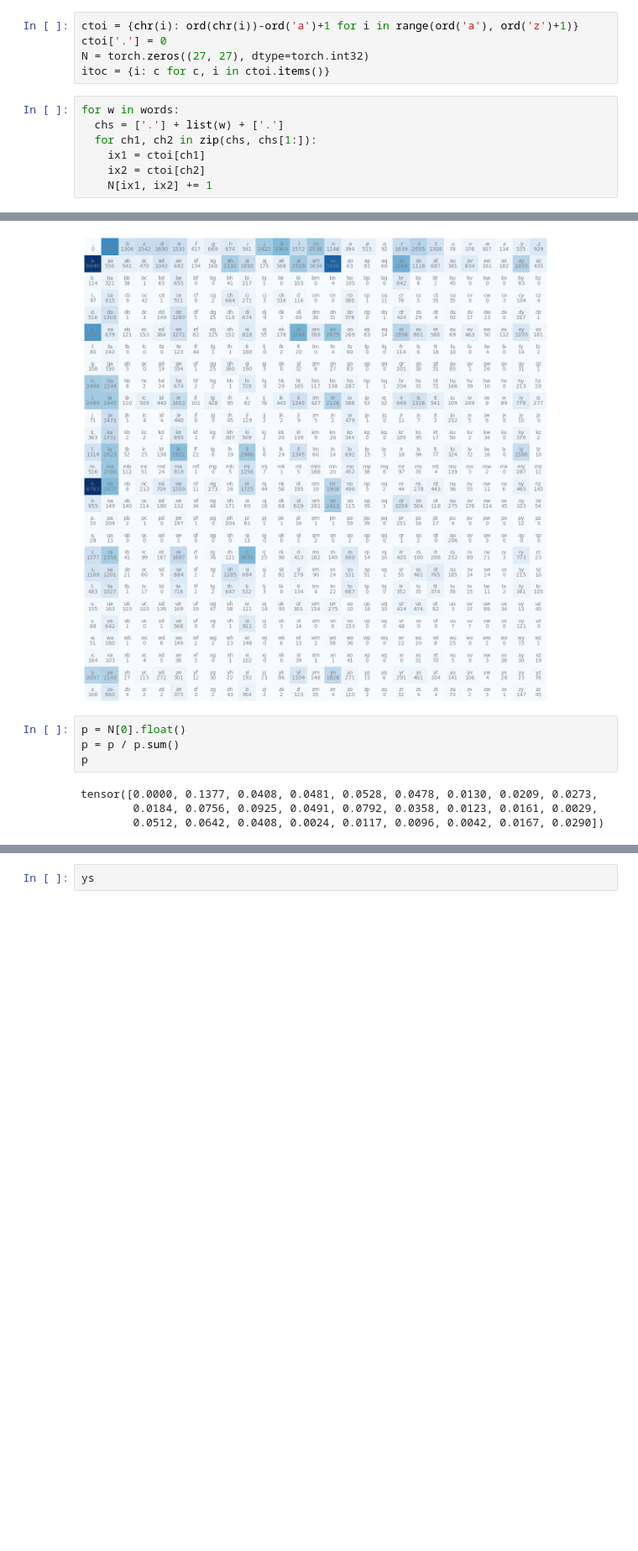
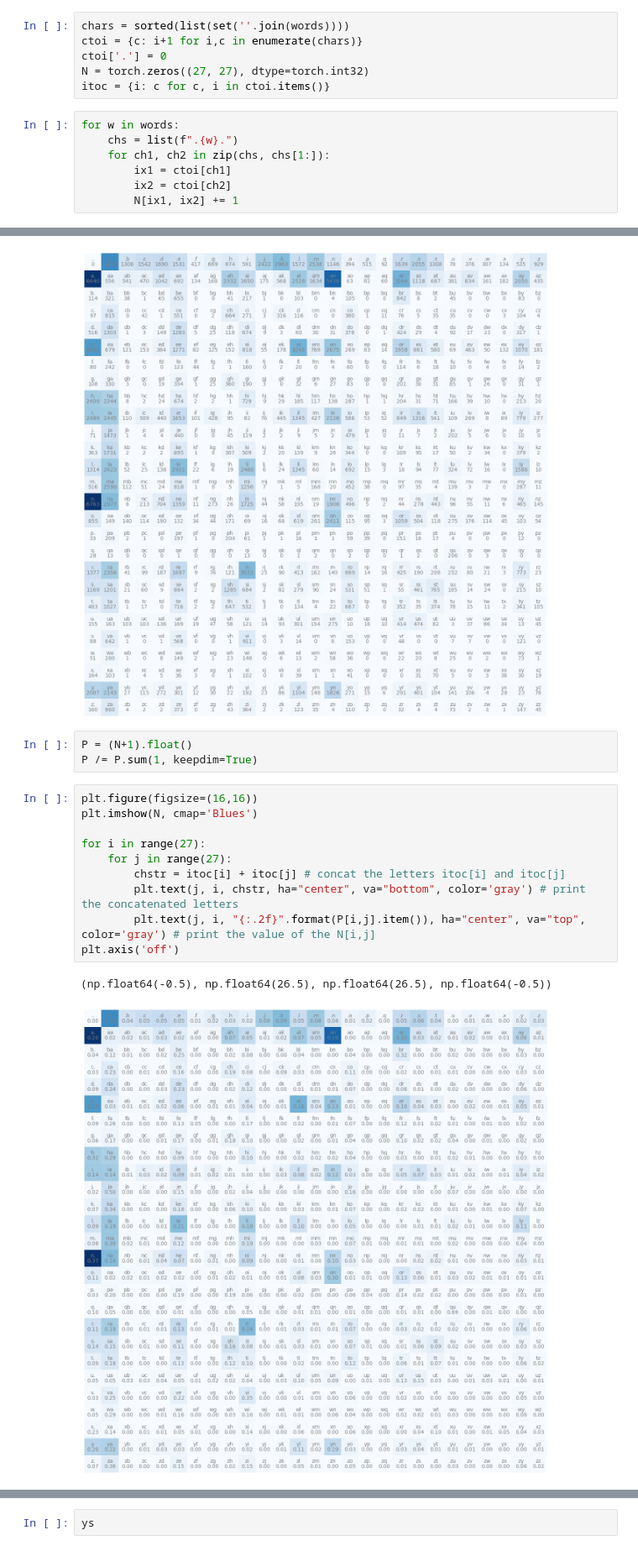
Before and after one commit to omriShneor/makemore, a Jupyter notebook: makemore.ipynb, the cells around one changed output, grey strips where cells are left out. Shown at 84% size. Drawn from its saved outputs; the diff is of its cells as text; blank space fills up the shorter version.

```diff
--- a/makemore.ipynb
+++ b/makemore.ipynb
@@ -6,17 +6,18 @@ import matplotlib.pyplot as plt
 # %%
 words = open('names.txt', 'r').read().splitlines()
 # %%
-ctoi = {chr(i): ord(chr(i))-ord('a')+1 for i in range(ord('a'), ord('z')+1)}
+chars = sorted(list(set(''.join(words))))
+ctoi = {c: i+1 for i,c in enumerate(chars)}
 ctoi['.'] = 0
 N = torch.zeros((27, 27), dtype=torch.int32)
 itoc = {i: c for c, i in ctoi.items()}
 # %%
 for w in words:
-  chs = ['.'] + list(w) + ['.']
-  for ch1, ch2 in zip(chs, chs[1:]):
-    ix1 = ctoi[ch1]
-    ix2 = ctoi[ch2]
-    N[ix1, ix2] += 1
+    chs = list(f".{w}.")
+    for ch1, ch2 in zip(chs, chs[1:]):
+        ix1 = ctoi[ch1]
+        ix2 = ctoi[ch2]
+        N[ix1, ix2] += 1
 # %%
 plt.figure(figsize=(16,16))
 plt.imshow(N, cmap='Blues')
@@ -30,11 +31,19 @@ plt.axis('off')
 # %% [output]
 (np.float64(-0.5), np.float64(26.5), np.float64(26.5), np.float64(-0.5))
 [figure]
-# %%
-p = N[0].float()
-p = p / p.sum()
-p
-# %% [output]
-tensor([0.0000, 0.1377, 0.0408, 0.0481, 0.0528, 0.0478, 0.0130, 0.0209, 0.0273,
-        0.0184, 0.0756, 0.0925, 0.0491, 0.0792, 0.0358, 0.0123, 0.0161, 0.0029,
-        0.0512, 0.0642, 0.0408, 0.0024, 0.0117, 0.0096, 0.0042, 0.0167, 0.0290])
+# %%
+P = (N+1).float()
+P /= P.sum(1, keepdim=True)
+# %%
+plt.figure(figsize=(16,16))
+plt.imshow(N, cmap='Blues')
+
+for i in range(27):
+    for j in range(27):
+        chstr = itoc[i] + itoc[j] # concat the letters itoc[i] and itoc[j]
+        plt.text(j, i, chstr, ha="center", va="bottom", color='gray') # print the concatenated letters
+        plt.text(j, i, "{:.2f}".format(P[i,j].item()), ha="center", va="top", color='gray') # print the value of the N[i,j]
+plt.axis('off')
+# %% [output]
+(np.float64(-0.5), np.float64(26.5), np.float64(26.5), np.float64(-0.5))
+[figure, added]
```
Also changed, not shown: parts of 16 cells of this notebook.
